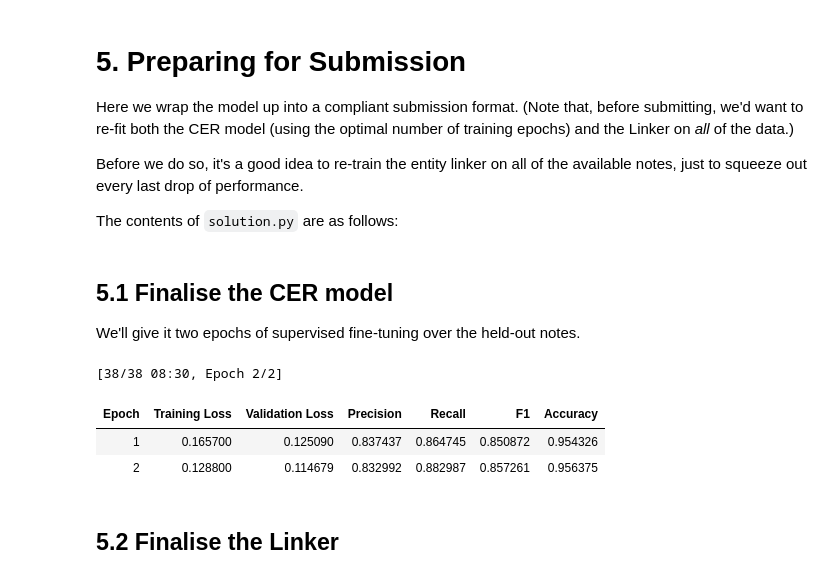
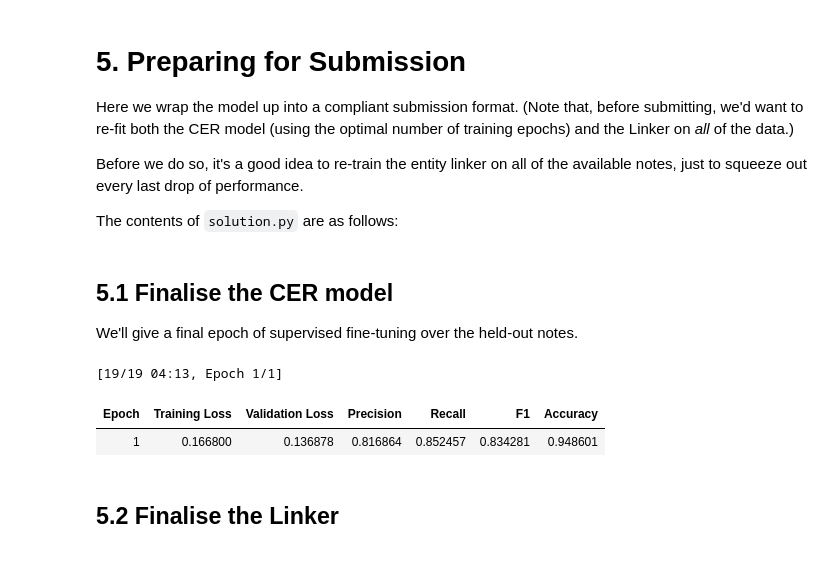
Before and after one commit to BayesRulez/snomed_el_baseline_model, a Jupyter notebook: entity_linker.ipynb, the cells around one changed output. Saved outputs shown, nothing was run; the diff lists cells and outputs as text; code cells hidden in the pictures.

```diff
--- a/entity_linker.ipynb
+++ b/entity_linker.ipynb
@@ -768,27 +778,26 @@ The contents of `solution.py` are as follows:
 # %% [markdown]
 ## 5.1 Finalise the CER model
 
-We'll give it two epochs of supervised fine-tuning over the held-out notes.
+We'll give a final epoch of supervised fine-tuning over the held-out notes.
 # %%
-training_args.num_train_epochs = 2
+training_args.num_train_epochs = 1
 
 trainer = Trainer(
     model=cer_model,
     args=training_args,
     train_dataset=test,
     eval_dataset=test,
     tokenizer=cer_tokenizer,
     data_collator=data_collator,
     compute_metrics=compute_metrics,
 )
 
 trainer.train()
 trainer.save_model("cer_model")
 # %% [output]
-[38/38 08:30, Epoch 2/2]
+[19/19 04:13, Epoch 1/1]
 | Epoch | Training Loss | Validation Loss | Precision | Recall | F1 | Accuracy |
-| 1 | 0.165700 | 0.125090 | 0.837437 | 0.864745 | 0.850872 | 0.954326 |
-| 2 | 0.128800 | 0.114679 | 0.832992 | 0.882987 | 0.857261 | 0.956375 |
+| 1 | 0.166800 | 0.136878 | 0.816864 | 0.852457 | 0.834281 | 0.948601 |
 # %% [markdown]
 ## 5.2 Finalise the Linker
 # %%
```
Also changed, not shown: parts of 8 cells of this notebook.
